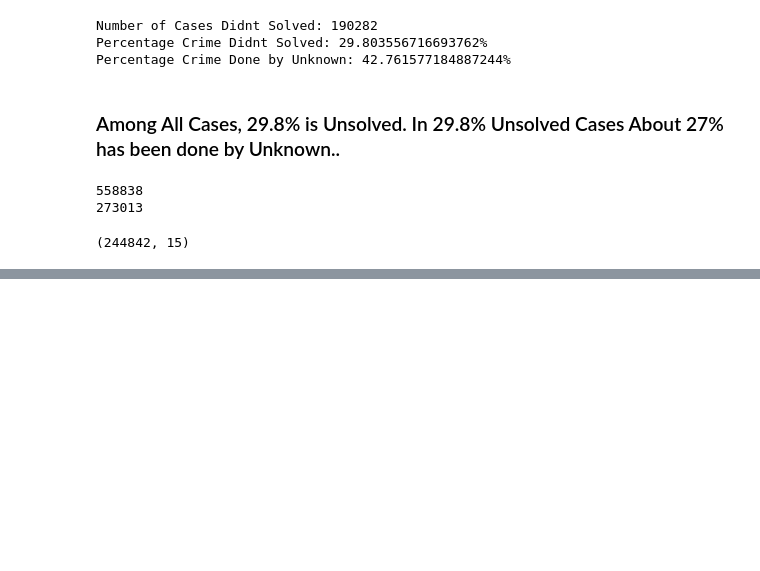
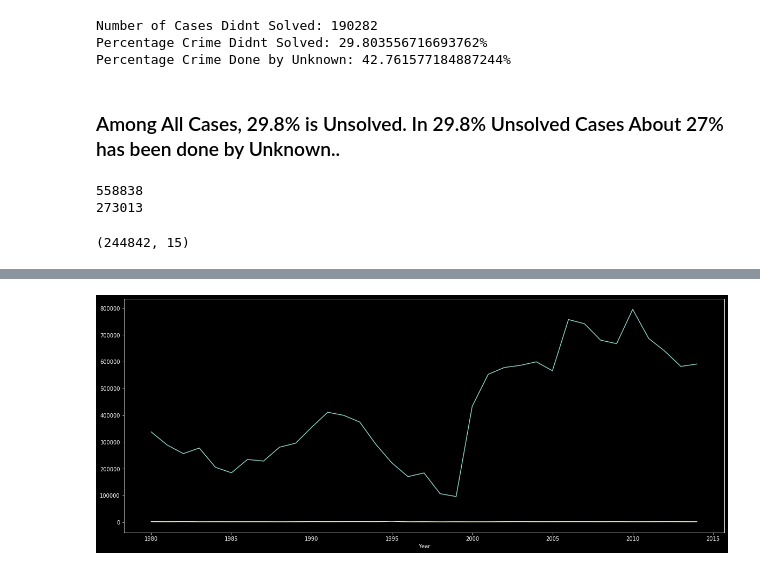
Before and after one commit to rakibhhridoy/USCrimeAnalysis-AppliedStatistics, a Jupyter notebook: Notebook/Crime Statistics.ipynb, the cells around one changed output, grey strips where cells are left out. Cells and saved outputs as stored; diff of their text form; code cells hidden in the pictures; blank space fills up the shorter version.

```diff
--- a/Notebook/Crime Statistics.ipynb
+++ b/Notebook/Crime Statistics.ipynb
@@ -5,7 +5,7 @@ import matplotlib.pyplot as plt
 %matplotlib inline
 plt.style.use('dark_background')
 # %%
-df = pd.read_csv('database.csv')
+df = pd.read_csv('../Data/database.csv')
 # %%
 df.info()
 # %% [output]
@@ -583,0 +650,6 @@ perpetrator0_unknown.shape
+# %%
+plt.figure(figsize=(20,8))
+year_wise_incident.plot(label = 'Incident Each Year')
+plt.show()
+# %% [output]
+[figure, added]
```
Also changed, not shown: parts of 19 cells of this notebook.
